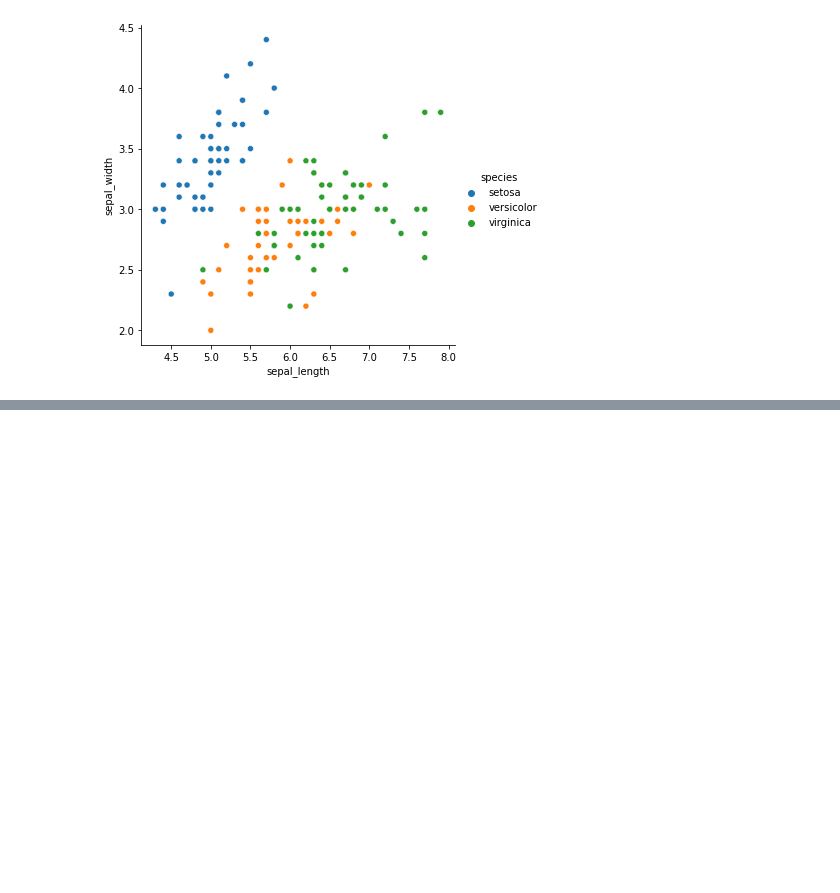
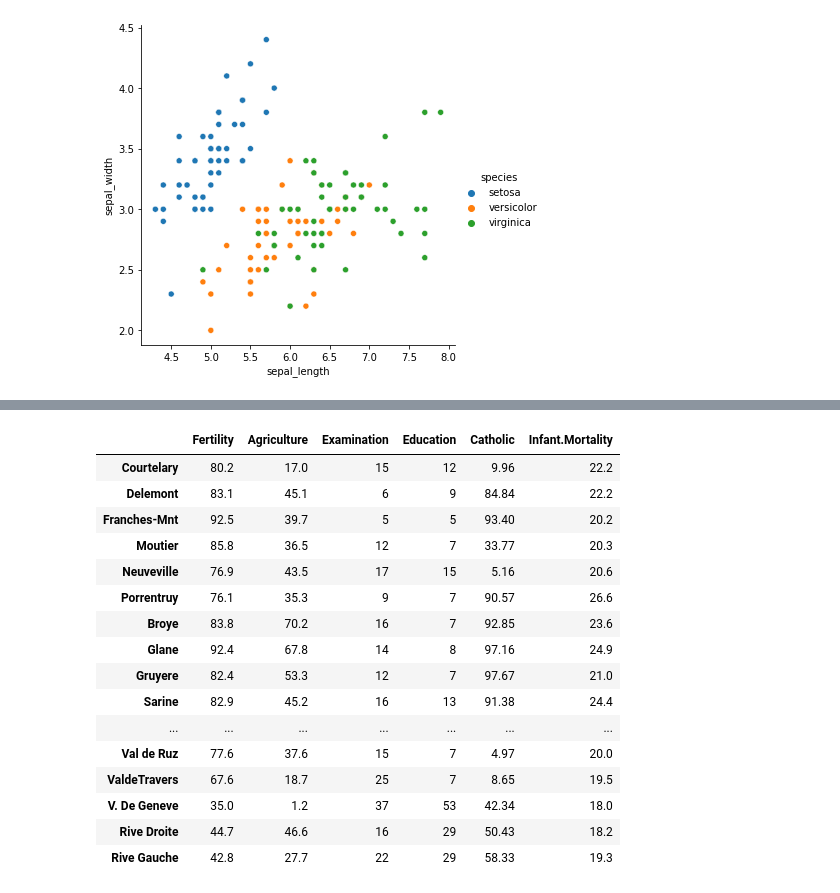
Before and after one commit to SLawsonWoods/numpy-pandas-visualization-exercises, a Jupyter notebook: seaborn_exercises.ipynb, the cells around one changed output, grey strips where cells are left out. Cells and saved outputs as stored; diff of their text form; code cells hidden in the pictures; blank space fills up the shorter version.

```diff
--- a/seaborn_exercises.ipynb
+++ b/seaborn_exercises.ipynb
@@ -50,0 +108,26 @@ sns.relplot(x='sepal_length', y ='sepal_width', hue='species', data=iris)
+# %%
+## 3. Load the swiss dataset and read it's documentation. The swiss dataset is available from pydatset rather than
+## seaborn.
+#catholic make a function
+#use .apply
+insect_sprays = data("InsectSprays")
+swiss = data('swiss')
+swiss
+# %% [output]
+|  | Fertility | Agriculture | Examination | Education | Catholic | Infant.Mortality |
+| Courtelary | 80.2 | 17.0 | 15 | 12 | 9.96 | 22.2 |
+| Delemont | 83.1 | 45.1 | 6 | 9 | 84.84 | 22.2 |
+| Franches-Mnt | 92.5 | 39.7 | 5 | 5 | 93.40 | 20.2 |
+| Moutier | 85.8 | 36.5 | 12 | 7 | 33.77 | 20.3 |
+| Neuveville | 76.9 | 43.5 | 17 | 15 | 5.16 | 20.6 |
+| Porrentruy | 76.1 | 35.3 | 9 | 7 | 90.57 | 26.6 |
+| Broye | 83.8 | 70.2 | 16 | 7 | 92.85 | 23.6 |
+| Glane | 92.4 | 67.8 | 14 | 8 | 97.16 | 24.9 |
+| Gruyere | 82.4 | 53.3 | 12 | 7 | 97.67 | 21.0 |
+| Sarine | 82.9 | 45.2 | 16 | 13 | 91.38 | 24.4 |
+| ... | ... | ... | ... | ... | ... | ... |
+| Val de Ruz | 77.6 | 37.6 | 15 | 7 | 4.97 | 20.0 |
+| ValdeTravers | 67.6 | 18.7 | 25 | 7 | 8.65 | 19.5 |
+| V. De Geneve | 35.0 | 1.2 | 37 | 53 | 42.34 | 18.0 |
+| Rive Droite | 44.7 | 46.6 | 16 | 29 | 50.43 | 18.2 |
+| Rive Gauche | 42.8 | 27.7 | 22 | 29 | 58.33 | 19.3 |
```
Also changed, not shown: parts of 9 cells of this notebook.
